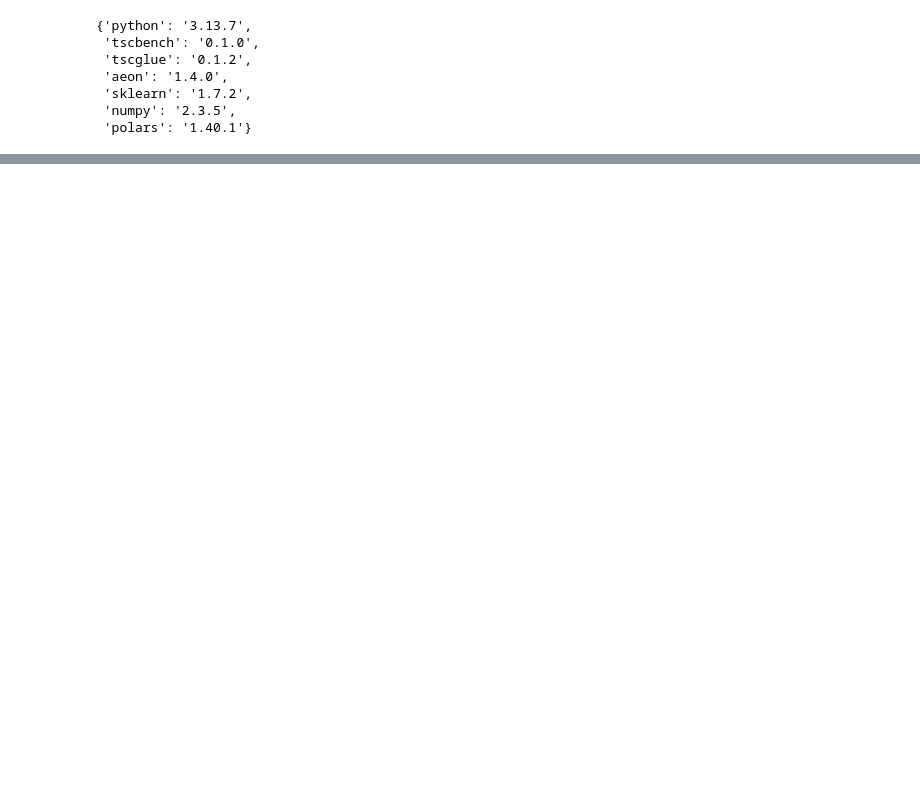
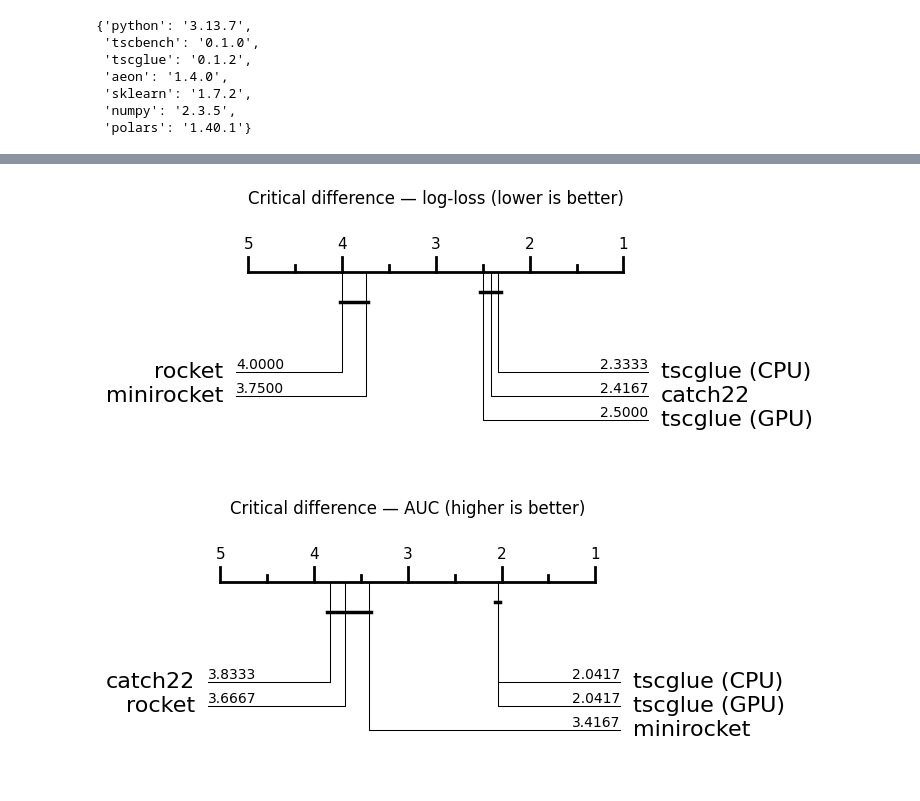
Before and after one commit to gasperpetelin/TSCbench, a Jupyter notebook: notebooks/test.ipynb, the cells around one changed output, grey strips where cells are left out. Saved outputs shown, nothing was run; the diff lists cells and outputs as text; code cells hidden in the pictures; blank space fills up the shorter version.

```diff
--- a/notebooks/test.ipynb
+++ b/notebooks/test.ipynb
@@ -170,0 +190,65 @@ plt.show()
+# %%
+
+import numpy as np
+from sklearn.metrics import log_loss, roc_auc_score
+
+def _logloss(row):
+    y_true = row["y_true"]
+    y_prob = row["y_prob"]
+    classes = sorted(set(y_true))
+    try:
+        return log_loss(y_true, y_prob, labels=classes)
+    except Exception:
+        return None
+
+def _auc(row):
+    y_true = row["y_true"]
+    y_prob = row["y_prob"]
+    classes = sorted(set(y_true))
+    try:
+        if len(classes) == 2:
+            return roc_auc_score(y_true, [p[1] for p in y_prob])
+        return roc_auc_score(y_true, y_prob, multi_class="ovr", labels=classes)
+    except Exception:
+        return None
+
+with_label = results.with_columns(
+    pl.when(pl.col("model") == "tscglue")
+      .then(pl.when(pl.col("n_gpus") > 0).then(pl.lit("tscglue (GPU)")).otherwise(pl.lit("tscglue (CPU)")))
+      .otherwise(pl.col("model"))
+      .alias("model_label")
+)
+
+metrics = (
+    with_label
+    .filter(pl.col("y_prob").is_not_null())
+    .with_columns([
+        pl.struct(["y_true", "y_prob"])
+          .map_elements(_logloss, return_dtype=pl.Float64)
+          .alias("logloss"),
+        pl.struct(["y_true", "y_prob"])
+          .map_elements(_auc, return_dtype=pl.Float64)
+          .alias("auc"),
+    ])
+    .group_by(["dataset", "model_label"])
+    .agg([pl.col("logloss").mean(), pl.col("auc").mean()])
+)
+
+for metric, lower_is_better in [("logloss", True), ("auc", False)]:
+    pivot = (
+        metrics
+        .pivot(values=metric, index="dataset", on="model_label")
+        .drop_nulls()
+    )
+    clsf = pivot.select([c for c in pivot.columns if c != "dataset"])
+    data = clsf.to_numpy()
+    if lower_is_better:
+        # critical difference expects higher = better, so invert
+        data = -data
+    plot_critical_difference(data, clsf.columns)
+    plt.title(f"Critical difference — {'log-loss (lower is better)' if lower_is_better else 'AUC (higher is better)'}")
+    plt.tight_layout()
+    plt.show()
+# %% [output]
+[figure, added]
+[figure, added]
```
Also changed, not shown: parts of 5 cells of this notebook, 1 other file.
